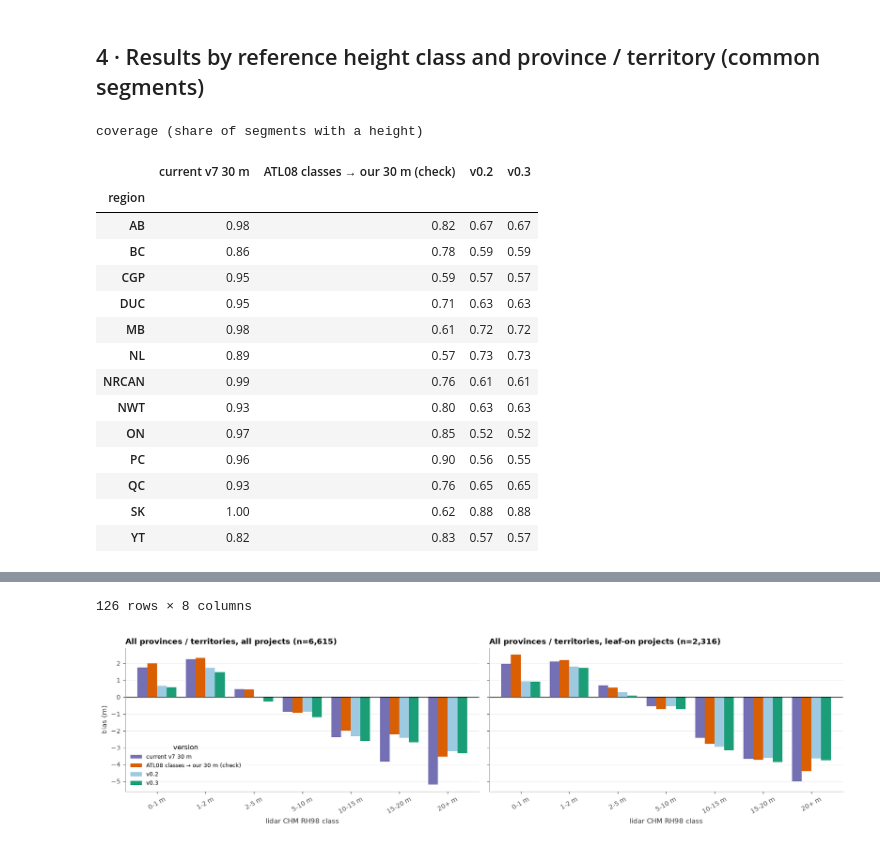
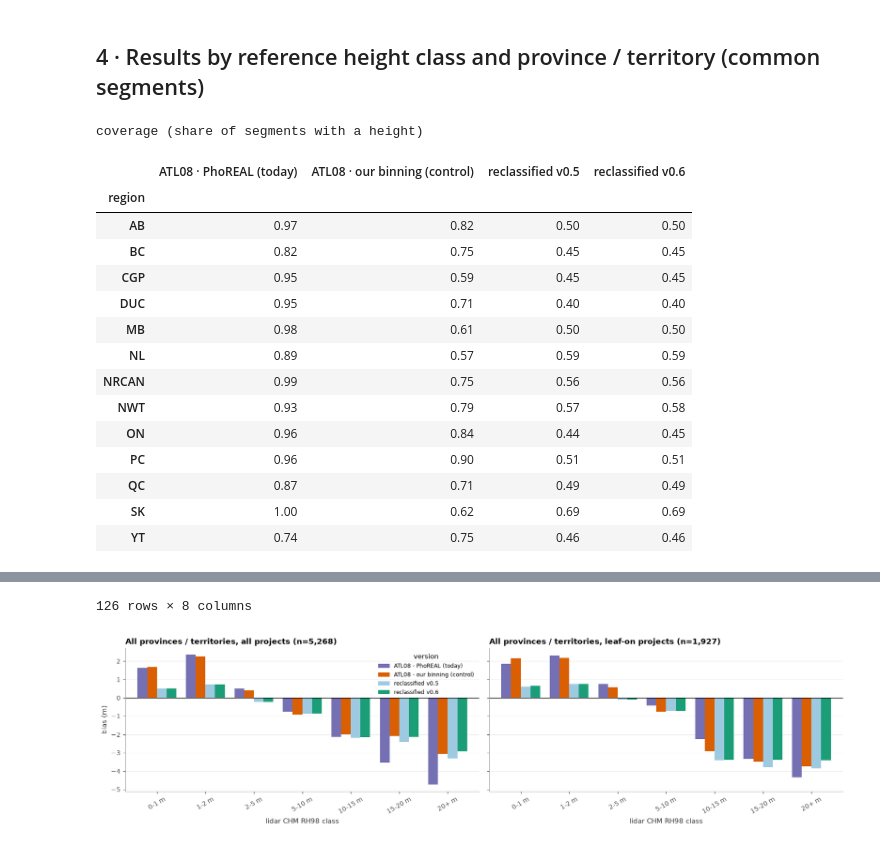
Before and after one commit to pahbs/circumpolar_boreal_trends, a Jupyter notebook: notebooks/atl03_reclass/10_validation_canelevation_independent.ipynb, the cells around one changed output, grey strips where cells are left out. Drawn from its saved outputs; the diff is of its cells as text; code cells hidden in the pictures.

```diff
--- a/notebooks/atl03_reclass/10_validation_canelevation_independent.ipynb
+++ b/notebooks/atl03_reclass/10_validation_canelevation_independent.ipynb
@@ -32,8 +32,8 @@ sys.path.insert(0, str(REPO / "lib"))
 import icesat2_photon_lib as ipl, reference_lib as ref, validation_lib as val, plot_style as ps
 ps.apply()
 
-cfg = ipl.load_config(REPO / "config" / "atl03_reclass_v0.3.yaml")
-CFGS = {"v0.2": ipl.load_config(REPO / "config" / "atl03_reclass_v0.2.yaml"), "v0.3": cfg}
+cfg = ipl.load_config(REPO / "config" / "atl03_reclass_v0.6.yaml")
+CFGS = {"v0.5": ipl.load_config(REPO / "config" / "atl03_reclass_v0.5.yaml"), "v0.6": cfg}   # v0.4: runs/v0.5; v0.3: runs/v0.4; v0.2: runs/v0.3
 WORK = Path(cfg["paths"]["work_dir"]); WORK.mkdir(parents=True, exist_ok=True)
 RUN = WORK / "runs" / f"v{cfg['version']}"; RUN.mkdir(parents=True, exist_ok=True)
 FIG = RUN / "figures"; FIG.mkdir(exist_ok=True)
@@ -220,10 +208,12 @@ NL-Churchill_2019-1m_0 failed: ValueError No objects to concatenate
 # %% [markdown]
 ## 4 · Results by reference height class and province / territory (common segments)
 # %%
-VERS = {"current v7 30 m": "h_canopy_phoreal", "ATL08 classes → our 30 m (check)": "h_canopy_atl08",
-        "v0.2": "h_canopy_v02", "v0.3": "h_canopy_v03"}
-VCOL = {"current v7 30 m": val.SCHEME_COLORS[val.LABEL_CURRENT], "ATL08 classes → our 30 m (check)": val.SCHEME_COLORS[val.LABEL_CHECK],
-        "v0.2": "#9ecae1", "v0.3": val.SCHEME_COLORS[val.LABEL_NEW]}
+# Version names (17 Oct 2026): whose photon classes · who made the 30 m segments. All use ATL03 release 007 photons.
+VERS = {val.LABEL_CURRENT: "h_canopy_phoreal", val.LABEL_CHECK: "h_canopy_atl08",
+        "reclassified v0.5": "h_canopy_v05", "reclassified v0.6": "h_canopy_v06"}
+VCOL = {val.LABEL_CURRENT: val.SCHEME_COLORS[val.LABEL_CURRENT], val.LABEL_CHECK: val.SCHEME_COLORS[val.LABEL_CHECK],
+        "reclassified v0.5": "#9ecae1", "reclassified v0.6": val.SCHEME_COLORS[val.LABEL_NEW]}
+NEWV = [k for k in VERS if k.startswith("reclassified")]       # candidate versions, oldest first; NEWV[-1] = this config
 REF = "als_rh98"
 edges = cfg["validation"]["height_classes_m"]
 cov = pd.DataFrame({k: segs.groupby("region")[c].apply(lambda s: s.notna().mean()) for k, c in VERS.items()}).round(2)
@@ -242,23 +232,23 @@ for ax, sub in zip(axes, ["all projects", "leaf-on projects"]):
     pv = tt.pivot(index="height_class", columns="version", values="bias").reindex(val.height_class_labels(edges))[list(VERS)]
     pv.plot.bar(ax=ax, rot=30, width=0.8, color=[VCOL[c] for c in pv.columns], legend=(sub == "all projects"))
     ax.axhline(0, c="k", lw=0.6); ax.grid(axis="x", visible=False); ax.set_xlabel("lidar CHM RH98 class"); ax.set_ylabel("bias (m)")
-    ax.set_title(f"All provinces / territories, {sub} (n={int(tt[tt.version == 'v0.3'].n.sum()):,})")
+    ax.set_title(f"All provinces / territories, {sub} (n={int(tt[tt.version == NEWV[-1]].n.sum()):,})")
 fig.tight_layout(); fig.savefig(FIG / "10_canelevation_bias.png")
 res[res.subset == "all projects"].pivot_table(index=["region", "height_class"], columns="version", values=["n", "bias"]).round(2)
 # %% [output]
 coverage (share of segments with a height)
-|  | current v7 30 m | ATL08 classes → our 30 m (check) | v0.2 | v0.3 |
+|  | ATL08 · PhoREAL (today) | ATL08 · our binning (control) | reclassified v0.5 | reclassified v0.6 |
 | region |  |  |  |  |
-| AB | 0.98 | 0.82 | 0.67 | 0.67 |
-| BC | 0.86 | 0.78 | 0.59 | 0.59 |
-| CGP | 0.95 | 0.59 | 0.57 | 0.57 |
-| DUC | 0.95 | 0.71 | 0.63 | 0.63 |
-| MB | 0.98 | 0.61 | 0.72 | 0.72 |
-| NL | 0.89 | 0.57 | 0.73 | 0.73 |
-| NRCAN | 0.99 | 0.76 | 0.61 | 0.61 |
-| NWT | 0.93 | 0.80 | 0.63 | 0.63 |
-| ON | 0.97 | 0.85 | 0.52 | 0.52 |
-| PC | 0.96 | 0.90 | 0.56 | 0.55 |
-| QC | 0.93 | 0.76 | 0.65 | 0.65 |
-| SK | 1.00 | 0.62 | 0.88 | 0.88 |
-| YT | 0.82 | 0.83 | 0.57 | 0.57 |
+| AB | 0.97 | 0.82 | 0.50 | 0.50 |
+| BC | 0.82 | 0.75 | 0.45 | 0.45 |
+| CGP | 0.95 | 0.59 | 0.45 | 0.45 |
+| DUC | 0.95 | 0.71 | 0.40 | 0.40 |
+| MB | 0.98 | 0.61 | 0.50 | 0.50 |
+| NL | 0.89 | 0.57 | 0.59 | 0.59 |
+| NRCAN | 0.99 | 0.75 | 0.56 | 0.56 |
+| NWT | 0.93 | 0.79 | 0.57 | 0.58 |
+| ON | 0.96 | 0.84 | 0.44 | 0.45 |
+| PC | 0.96 | 0.90 | 0.51 | 0.51 |
+| QC | 0.87 | 0.71 | 0.49 | 0.49 |
+| SK | 1.00 | 0.62 | 0.69 | 0.69 |
+| YT | 0.74 | 0.75 | 0.46 | 0.46 |
@@ -279,5 +269,5 @@ coverage (share of segments with a height)
 126 rows × 8 columns
-[figure, old version]
+[figure, new version]
 # %%
 # Tall-forest acceptance per region (classes >= 10 m with >= 10 segments) and spurious vegetation
 tall = [c for c in val.height_class_labels(edges) if int(c.split("-")[0].split("+")[0]) >= 10]
```
Also changed, not shown: parts of 13 cells of this notebook, 33 other files.
